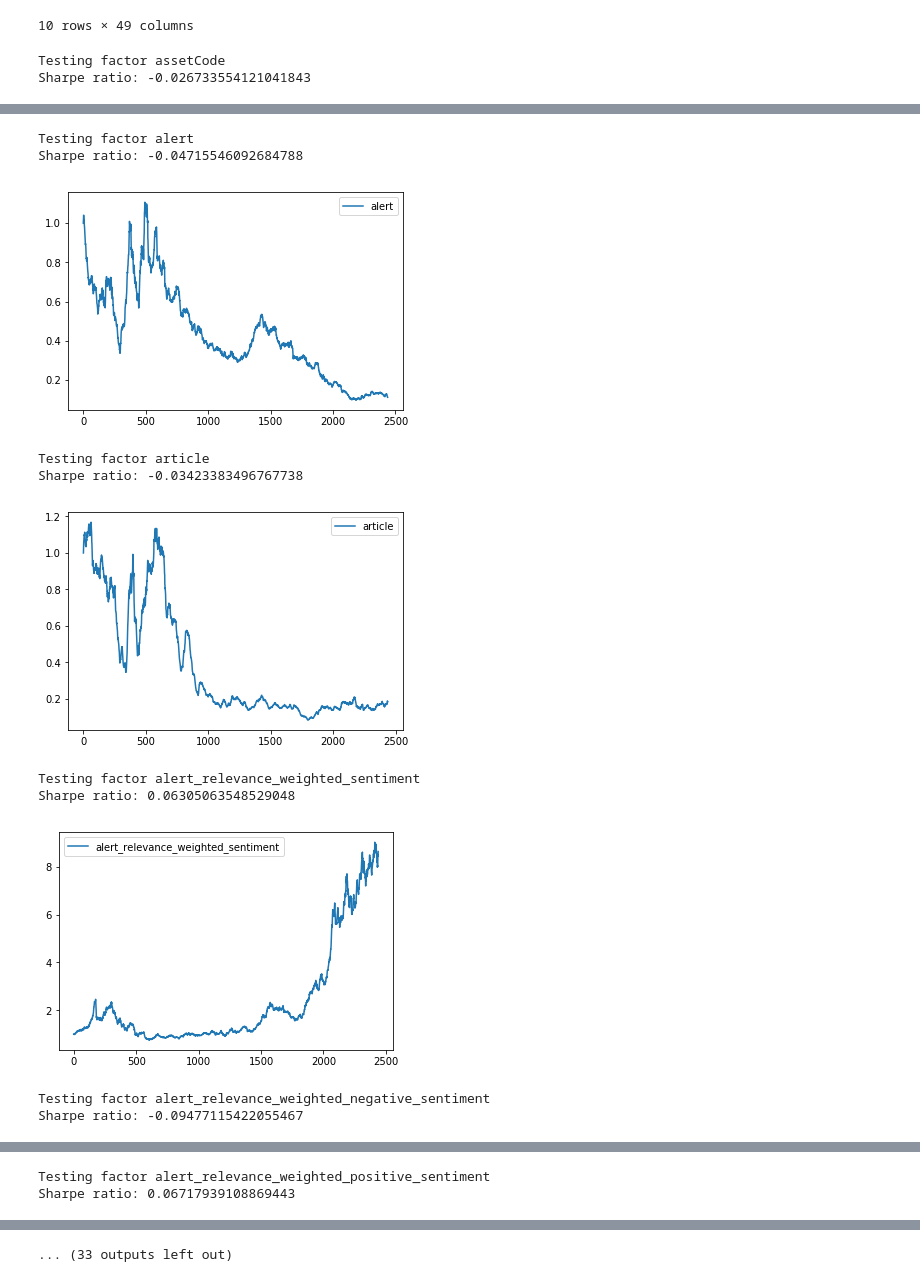
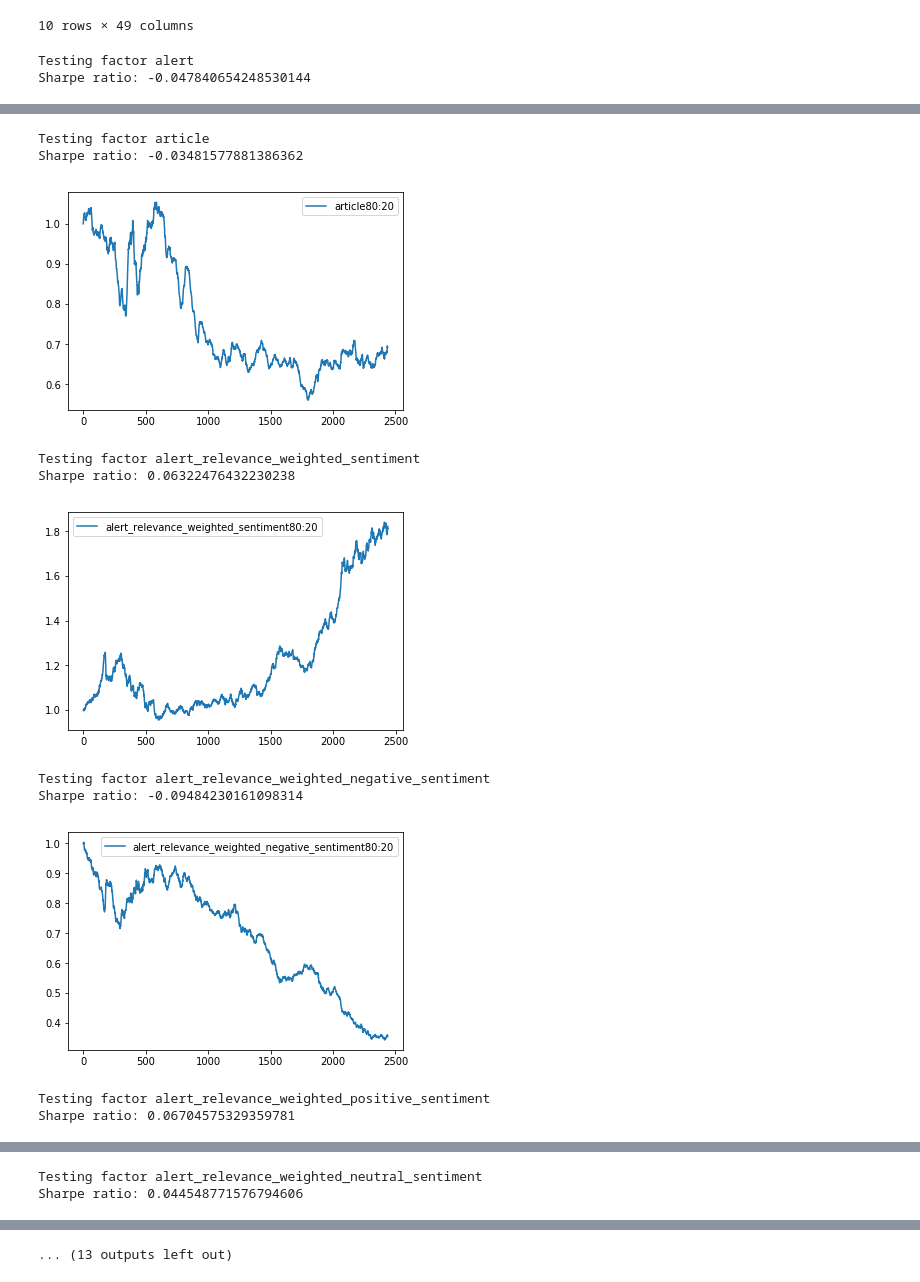
Before and after one commit to 21han/two_sigma_news_sentiments, a Jupyter notebook: test_factors.ipynb, the cells around one changed output, grey strips where cells are left out. Cells and saved outputs as stored; diff of their text form; code cells hidden in the pictures.

```diff
--- a/test_factors.ipynb
+++ b/test_factors.ipynb
@@ -47,7 +47,6 @@ def run_single_backtest(df):
             plot_returns(single_factor_result[0], factor)
             plt.show()
 
-
 # Calculate the returns and Sharpe ratio of long-short portfolio for a single factor
 def backtest_single_score( df, score, partition_rows, count_list, num_group = 5, offset = 0 ):
     returns = []
@@ -58,7 +57,8 @@ def backtest_single_score( df, score, partition_rows, count_list, num_group = 5,
         score_i = score[l:r]
         index_i = np.argsort(score_i)+l
         tradeable_ret_i = stock_ret_i*df['universe'][l:r]
-        port_ret_i = np.mean(tradeable_ret_i[index_i[-(r-l)//num_group:]])-np.mean(tradeable_ret_i[index_i[:(r-l)//num_group]])
+        # top 80 vs bottom 20
+        port_ret_i = np.mean(tradeable_ret_i[index_i[-4*(r-l)//num_group:]])-np.mean(tradeable_ret_i[index_i[:4*(r-l)//num_group]])
         returns.append(port_ret_i)
     print("Sharpe ratio:",np.mean(returns)/np.std(returns))
     return returns,np.mean(returns)/np.std(returns)
@@ -69,11 +69,11 @@ def plot_returns ( returns, label=""):
     net_value = [1.0]
     for ret in returns:
         net_value.append(net_value[-1]*(1+ret))
-    plt.plot(net_value, label = label)
+    plt.plot(net_value, label = label+"80:20")
     plt.legend()
 
 
 run_single_backtest(df)
 # %% [output]
-Testing factor assetCode
-Sharpe ratio: -0.026733554121041843
+Testing factor alert
+Sharpe ratio: -0.047840654248530144
@@ -81,11 +81,11 @@ Sharpe ratio: -0.026733554121041843
-Testing factor alert
-Sharpe ratio: -0.04715546092684788
+Testing factor article
+Sharpe ratio: -0.03481577881386362
-[figure, old version]
+[figure, new version]
-Testing factor article
-Sharpe ratio: -0.03423383496767738
+Testing factor alert_relevance_weighted_sentiment
+Sharpe ratio: 0.06322476432230238
-[figure, old version]
+[figure, new version]
-Testing factor alert_relevance_weighted_sentiment
-Sharpe ratio: 0.06305063548529048
+Testing factor alert_relevance_weighted_negative_sentiment
+Sharpe ratio: -0.09484230161098314
-[figure, old version]
+[figure, new version]
-Testing factor alert_relevance_weighted_negative_sentiment
-Sharpe ratio: -0.09477115422055467
+Testing factor alert_relevance_weighted_positive_sentiment
+Sharpe ratio: 0.06704575329359781
@@ -93,2 +93,2 @@ Sharpe ratio: -0.09477115422055467
-Testing factor alert_relevance_weighted_positive_sentiment
-Sharpe ratio: 0.06717939108869443
+Testing factor alert_relevance_weighted_neutral_sentiment
+Sharpe ratio: 0.044548771576794606
@@ -96 +96 @@ Sharpe ratio: 0.06717939108869443
-... (33 outputs left out)
+... (13 outputs left out)
```
Also changed, not shown: parts of 1 cell of this notebook.
